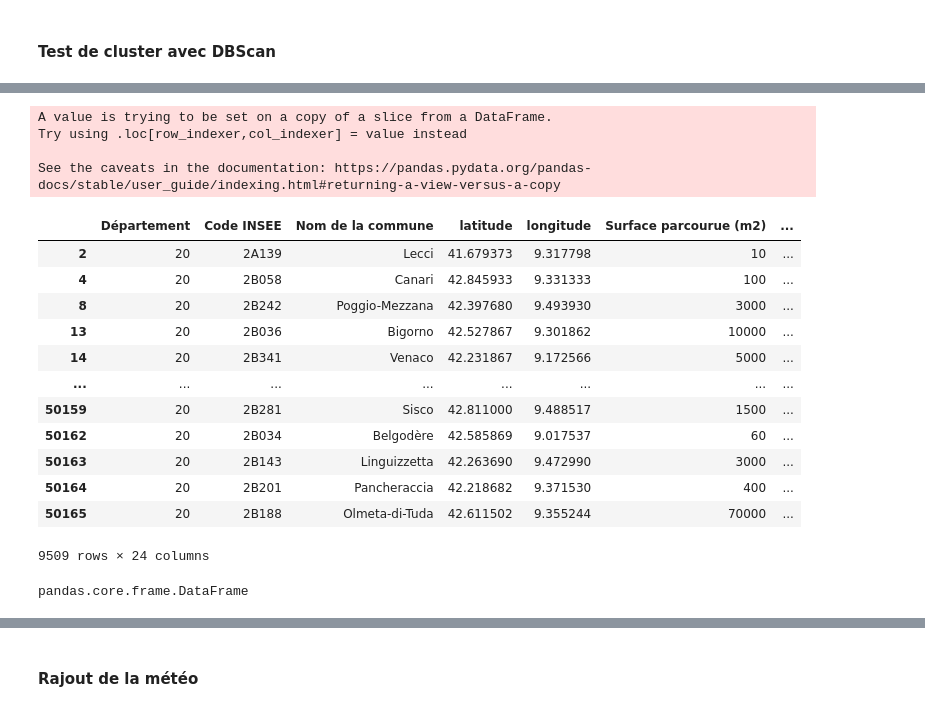
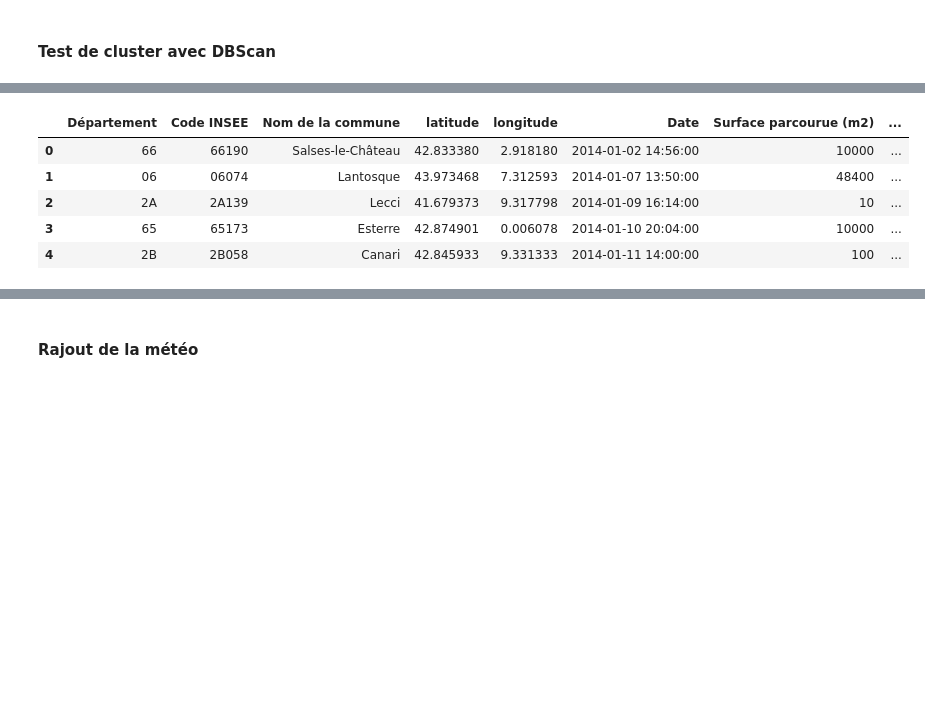
Before and after one commit to Marc-jed/Projet-Fire, a Jupyter notebook: incendies_visu.ipynb, the cells around one changed output, grey strips where cells are left out. Saved outputs shown, nothing was run; the diff lists cells and outputs as text; code cells hidden in the pictures; blank space fills up the shorter version.

```diff
--- a/incendies_visu.ipynb
+++ b/incendies_visu.ipynb
@@ -497,0 +536,2 @@ df_merge['date'] = pd.to_datetime(df_temp[['year', 'month', 'day']])
+# %%
+df_merge['Date'] = pd.to_datetime(df_merge['Date'], errors='coerce')
@@ -498,27 +561,17 @@ df_merge['date'] = pd.to_datetime(df_temp[['year', 'month', 'day']])
 # %%
-# 1. Créer colonne date si ce n'est pas encore fait
-df_temp = df_merge.rename(columns={'année': 'year', 'mois': 'month', 'jour': 'day'})
-df_merge['date'] = pd.to_datetime(df_temp[['year', 'month', 'day']])
+df_temp = df_merge.copy()
 
-# 2. Extraire mois (numérique) et année
-df_merge['mois'] = df_merge['date'].dt.month
-df_merge['année'] = df_merge['date'].dt.year
+df_temp['mois'] = df_temp['Date'].dt.month
+df_temp['année'] = df_temp['Date'].dt.year
 
-# 3. Convertir mois en noms abrégés et ordonnés
 mois_abbr = ['Jan', 'Feb', 'Mar', 'Apr', 'May', 'Jun',
              'Jul', 'Aug', 'Sep', 'Oct', 'Nov', 'Dec']
-df_merge['mois_nom'] = df_merge['mois'].apply(lambda x: mois_abbr[x - 1])
+df_temp['mois_nom'] = df_temp['mois'].apply(lambda x: mois_abbr[x - 1])
 
-# 4. Forcer l'ordre des mois (important pour affichage correct)
-df_merge['mois_nom'] = pd.Categorical(df_merge['mois_nom'],
-    categories=mois_abbr,
-    ordered=True
-)
+df_temp['mois_nom'] = pd.Categorical(df_temp['mois_nom'], categories=mois_abbr, ordered=True)
 
-# 5. Grouper par mois et année
-df_grouped = df_merge.groupby(['mois_nom', 'année']).size().reset_index(name='nombre_feux')
+df_grouped = df_temp.groupby(['mois_nom', 'année']).size().reset_index(name='nombre_feux')
 
-# 6. Graphique comparatif
 fig = px.bar(
     df_grouped,
     x='mois_nom',
@@ -585,10 +624,0 @@ fig.show()
-# %%
-start = time.time()
-
-df_merge['Département'] = df_merge['Département'].replace({'2A': '20', '2B': '20'})
-
-# Ajouter les zéros devant (par ex. '1' -> '01')
-df_merge['Département'] = df_merge['Département'].astype(str).str.zfill(2)
-
-end = time.time()
-print(f"Temps écoulé : {end - start:.2f} secondes")
@@ -641,27 +625,11 @@ df_corse.head()
 # %%
 # Rajout d'une colonne pour indiquer les feux
-df_corse['Feux']=1
-df_corse
+df_merge['Feux']=1
+df_merge.head()
 # %% [output]
-A value is trying to be set on a copy of a slice from a DataFrame.
-Try using .loc[row_indexer,col_indexer] = value instead
-
-See the caveats in the documentation: https://pandas.pydata.org/pandas-docs/stable/user_guide/indexing.html#returning-a-view-versus-a-copy
-|  | Département | Code INSEE | Nom de la commune | latitude | longitude | Surface parcourue (m2) | ... |
-| 2 | 20 | 2A139 | Lecci | 41.679373 | 9.317798 | 10 | ... |
-| 4 | 20 | 2B058 | Canari | 42.845933 | 9.331333 | 100 | ... |
-| 8 | 20 | 2B242 | Poggio-Mezzana | 42.397680 | 9.493930 | 3000 | ... |
-| 13 | 20 | 2B036 | Bigorno | 42.527867 | 9.301862 | 10000 | ... |
-| 14 | 20 | 2B341 | Venaco | 42.231867 | 9.172566 | 5000 | ... |
-| ... | ... | ... | ... | ... | ... | ... | ... |
-| 50159 | 20 | 2B281 | Sisco | 42.811000 | 9.488517 | 1500 | ... |
-| 50162 | 20 | 2B034 | Belgodère | 42.585869 | 9.017537 | 60 | ... |
-| 50163 | 20 | 2B143 | Linguizzetta | 42.263690 | 9.472990 | 3000 | ... |
-| 50164 | 20 | 2B201 | Pancheraccia | 42.218682 | 9.371530 | 400 | ... |
-| 50165 | 20 | 2B188 | Olmeta-di-Tuda | 42.611502 | 9.355244 | 70000 | ... |
+|  | Département | Code INSEE | Nom de la commune | latitude | longitude | Date | Surface parcourue (m2) | ... |
+| 0 | 66 | 66190 | Salses-le-Château | 42.833380 | 2.918180 | 2014-01-02 14:56:00 | 10000 | ... |
+| 1 | 06 | 06074 | Lantosque | 43.973468 | 7.312593 | 2014-01-07 13:50:00 | 48400 | ... |
+| 2 | 2A | 2A139 | Lecci | 41.679373 | 9.317798 | 2014-01-09 16:14:00 | 10 | ... |
+| 3 | 65 | 65173 | Esterre | 42.874901 | 0.006078 | 2014-01-10 20:04:00 | 10000 | ... |
+| 4 | 2B | 2B058 | Canari | 42.845933 | 9.331333 | 2014-01-11 14:00:00 | 100 | ... |
-9509 rows × 24 columns
-# %%
-df_corse = df_corse.drop('date', axis=1)
-type(df_corse)
-# %% [output]
-pandas.core.frame.DataFrame
```
Also changed, not shown: parts of 73 cells of this notebook.
